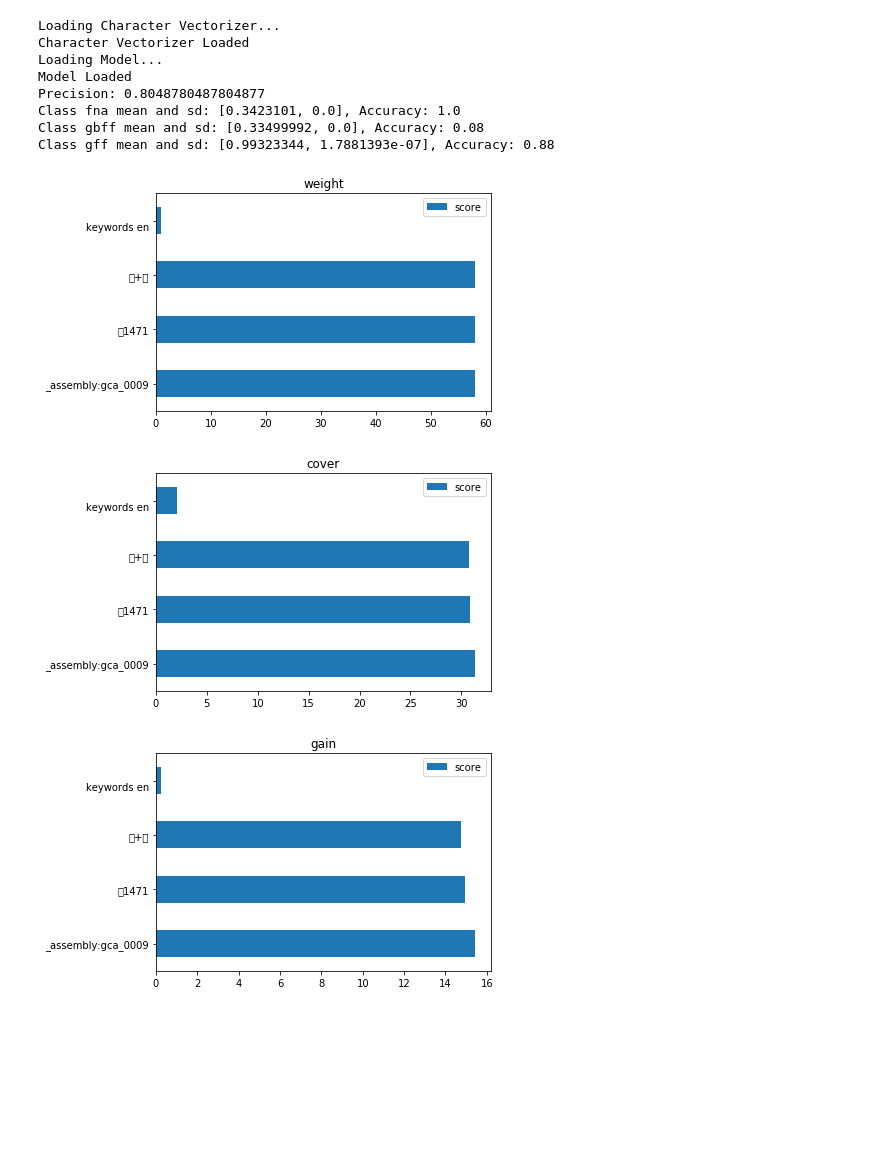
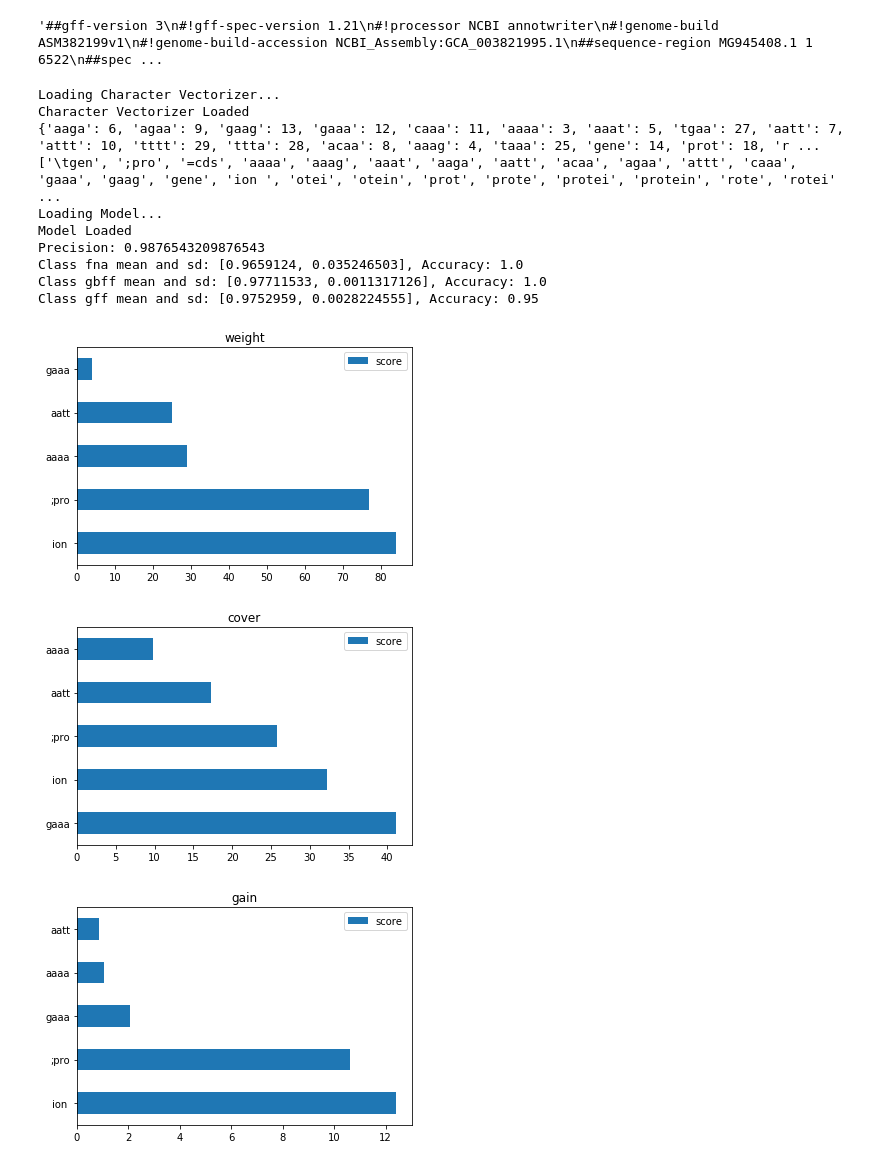
Before and after one commit to bigsoftcms/MirrorFileClassification, a Jupyter notebook: FileClassificationEx.ipynb, the cells around one changed output. Drawn from its saved outputs; the diff is of its cells as text; code cells hidden in the pictures; blank space fills up the shorter version.

Commit message:
Added representation percentage filter for ngram vectorizer

```diff
--- a/FileClassificationEx.ipynb
+++ b/FileClassificationEx.ipynb
@@ -102,4 +104,26 @@ def classaccuracy(truth, pred, ind, num_classes):
         pred_len = len(np.where(predcl == cl)[0])
         acc.append(pred_len/truth_len)
     return(acc)
+# %%
+def trainselector(train_data, train_label, n_class, split):
+    labelmat = [[] for i in range(n_class)]
+    splitnum = []
+    datmat = []
+
+    total_len = len(train_data)
+    for s in split:
+        nchoice = int(total_len*s)
+        splitnum.append(nchoice)
+
+    for c in range(n_class):
+        t_labelloc = np.where(train_label == c)[0]
+        #print(t_labelloc)
+        #print(len(train_data[t_labelloc]))
+        labelmat[c].extend(train_data[t_labelloc])
+
+    for n in range(len(splitnum)):
+        datmat.extend(np.random.choice(labelmat[n],splitnum[n]))
+
+
+    return(datmat)
 # %%
@@ -165,31 +194,38 @@ dirs = ['/Users/bf/Desktop/BNL2020/BioClassifierFiles/genomic.fna',
         '/Users/bf/Desktop/BNL2020/BioClassifierFiles/genomic.gff',
        ]
 filetype = ['fna', 'gbff', 'gff']
+data_iterable = trainloader(dirs, filetype, 3000)
-# %%
-data_iterable = trainloader(dirs, filetype, 1500)
+# %%
+data_iterable.iloc[207,0]
+# %% [output]
+'##gff-version 3\n#!gff-spec-version 1.21\n#!processor NCBI annotwriter\n#!genome-build ASM382199v1\n#!genome-build-accession NCBI_Assembly:GCA_003821995.1\n##sequence-region MG945408.1 1 6522\n##spec ...
 # %%
 param = {
-    'max_depth': 8,  # the maximum depth of each tree
+    'max_depth': 10,  # the maximum depth of each tree
     'eta': 0.1,  # the training step for each iteration
     'silent': 1,  # logging mode - quiet
     'objective': 'multi:softprob',  # error evaluation for multiclass training
-    'num_class': 3}  # the number of classes that exist in this datset
-num_round = 60
-ngram_range = (3,18)
-max_features = 100000
+    'num_class': len(filetype)}  # the number of classes that exist in this datset
+num_round = 40
+ngram_range = (4,20)
+max_features = 30
+fit_split = [0.22, 0.39, 0.39]
 Dataset = data_iterable
+ttsplit = 0.25
 load = True
 # %%
-xgbmodel = FileClassifier(Dataset, filetype, ngram_range, max_features, param, num_round, load)
+xgbmodel = FileClassifier(Dataset, ttsplit, filetype, fit_split, ngram_range, max_features, param, num_round, load)
 # %% [output]
 Loading Character Vectorizer...
 Character Vectorizer Loaded
+{'aaga': 6, 'agaa': 9, 'gaag': 13, 'gaaa': 12, 'caaa': 11, 'aaaa': 3, 'aaat': 5, 'tgaa': 27, 'aatt': 7, 'attt': 10, 'tttt': 29, 'ttta': 28, 'acaa': 8, 'aaag': 4, 'taaa': 25, 'gene': 14, 'prot': 18, 'r ...
+['\tgen', ';pro', '=cds', 'aaaa', 'aaag', 'aaat', 'aaga', 'aatt', 'acaa', 'agaa', 'attt', 'caaa', 'gaaa', 'gaag', 'gene', 'ion ', 'otei', 'otein', 'prot', 'prote', 'protei', 'protein', 'rote', 'rotei' ...
 Loading Model...
 Model Loaded
-Precision: 0.8048780487804877
-Class fna mean and sd: [0.3423101, 0.0], Accuracy: 1.0
-Class gbff mean and sd: [0.33499992, 0.0], Accuracy: 0.08
-Class gff mean and sd: [0.99323344, 1.7881393e-07], Accuracy: 0.88
+Precision: 0.9876543209876543
+Class fna mean and sd: [0.9659124, 0.035246503], Accuracy: 1.0
+Class gbff mean and sd: [0.97711533, 0.0011317126], Accuracy: 1.0
+Class gff mean and sd: [0.9752959, 0.0028224555], Accuracy: 0.95
-[figure, old version]
+[figure, new version]
-[figure, old version]
+[figure, new version]
-[figure, old version]
+[figure, new version]
```
Also changed, not shown: parts of 3 cells of this notebook.
